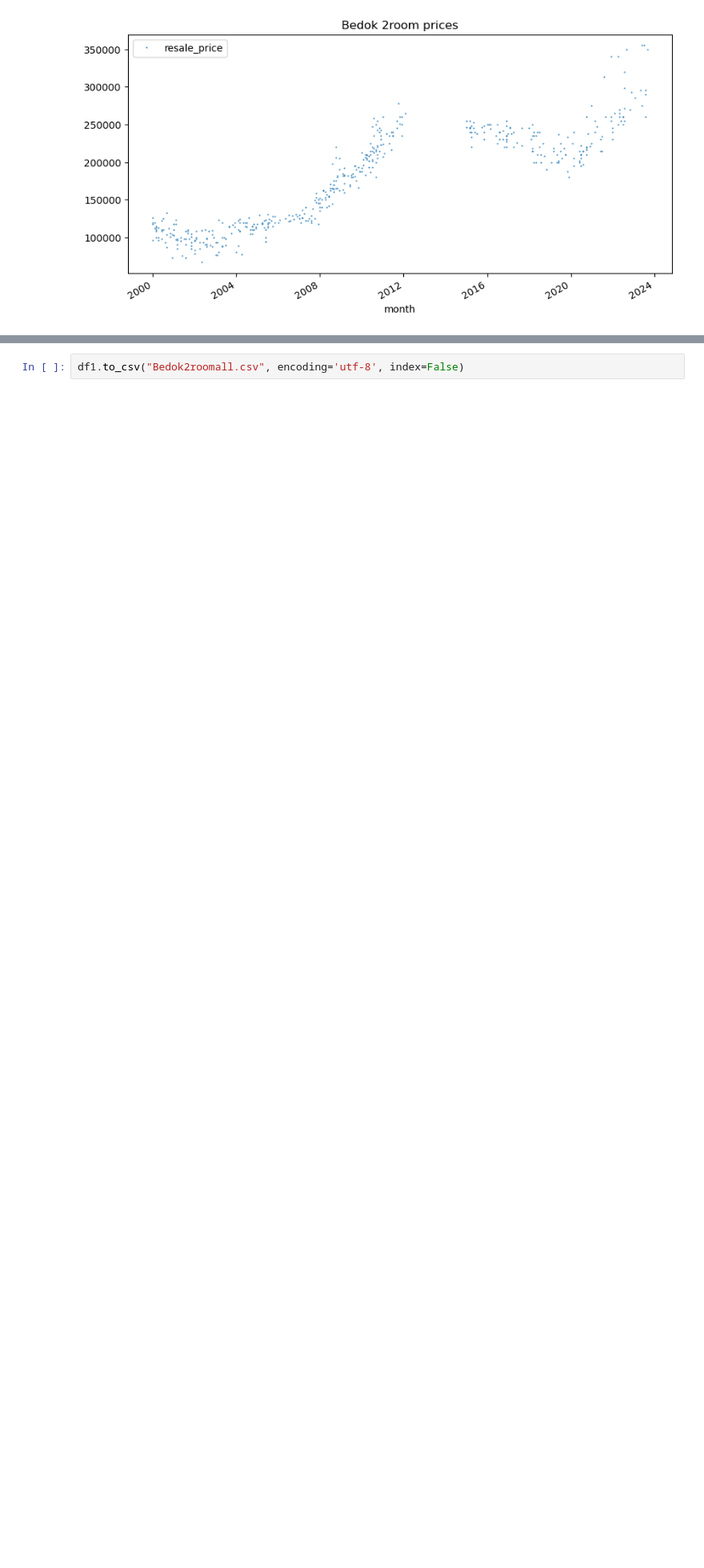
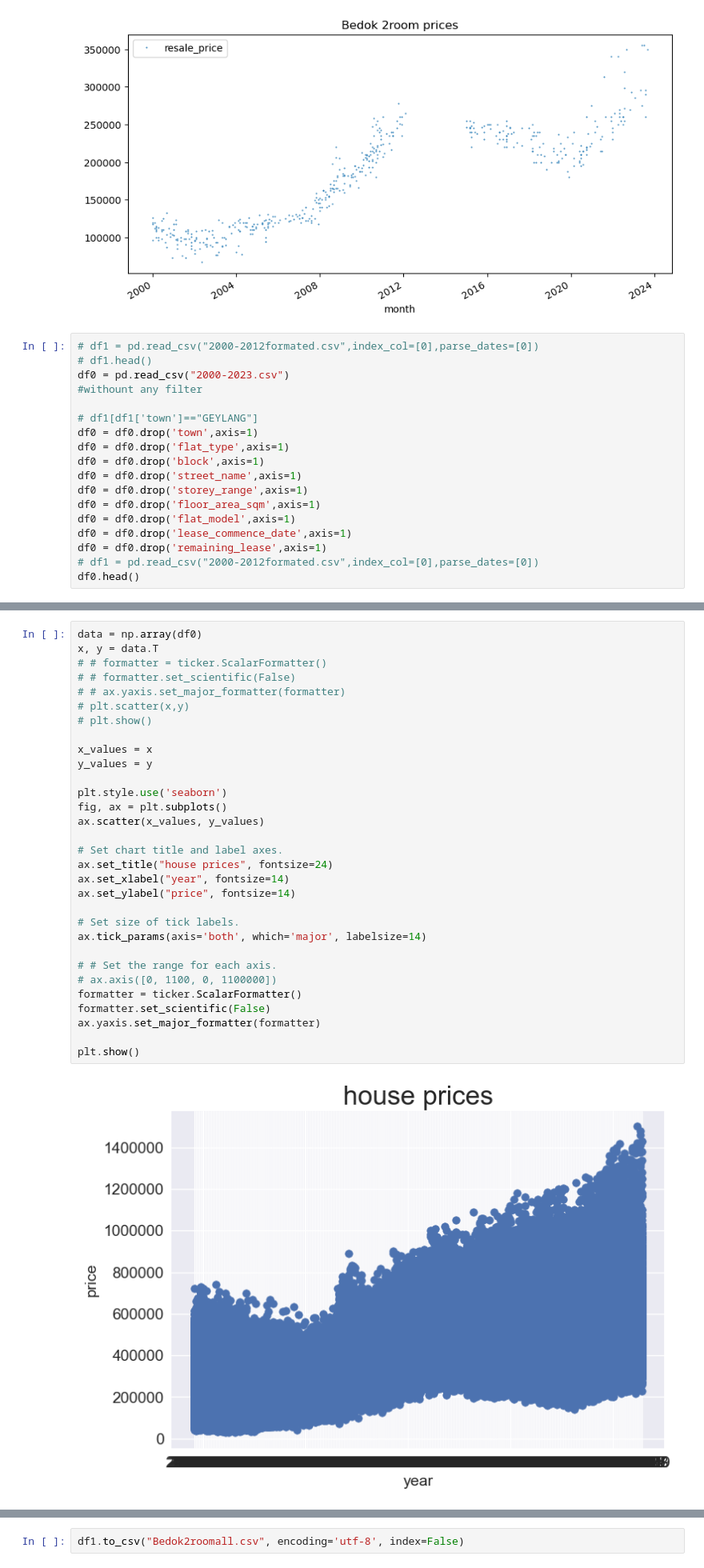
Before and after one commit to heshanjse/sg_property_price_prediction, a Jupyter notebook: forecasting.ipynb, the cells around one changed output, grey strips where cells are left out. Shown at 80% size. Cells and saved outputs as stored; diff of their text form; blank space fills up the shorter version.

```diff
--- a/forecasting.ipynb
+++ b/forecasting.ipynb
@@ -65,3 +195,21 @@ pjme.plot(style='.',
 plt.show()
 # %% [output]
 [figure]
+# %%
+# df1 = pd.read_csv("2000-2012formated.csv",index_col=[0],parse_dates=[0])
+# df1.head()
+df0 = pd.read_csv("2000-2023.csv")
+#withount any filter
+
+# df1[df1['town']=="GEYLANG"]
+df0 = df0.drop('town',axis=1)
+df0 = df0.drop('flat_type',axis=1)
+df0 = df0.drop('block',axis=1)
+df0 = df0.drop('street_name',axis=1)
+df0 = df0.drop('storey_range',axis=1)
+df0 = df0.drop('floor_area_sqm',axis=1)
+df0 = df0.drop('flat_model',axis=1)
+df0 = df0.drop('lease_commence_date',axis=1)
+df0 = df0.drop('remaining_lease',axis=1)
+# df1 = pd.read_csv("2000-2012formated.csv",index_col=[0],parse_dates=[0])
+df0.head()
@@ -67,0 +247,33 @@ plt.show()
+# %%
+data = np.array(df0)
+x, y = data.T
+# # formatter = ticker.ScalarFormatter()
+# # formatter.set_scientific(False)
+# # ax.yaxis.set_major_formatter(formatter)
+# plt.scatter(x,y)
+# plt.show()
+
+x_values = x
+y_values = y
+
+plt.style.use('seaborn')
+fig, ax = plt.subplots()
+ax.scatter(x_values, y_values)
+
+# Set chart title and label axes.
+ax.set_title("house prices", fontsize=24)
+ax.set_xlabel("year", fontsize=14)
+ax.set_ylabel("price", fontsize=14)
+
+# Set size of tick labels.
+ax.tick_params(axis='both', which='major', labelsize=14)
+
+# # Set the range for each axis.
+# ax.axis([0, 1100, 0, 1100000])
+formatter = ticker.ScalarFormatter()
+formatter.set_scientific(False)
+ax.yaxis.set_major_formatter(formatter)
+
+plt.show()
+# %% [output]
+[figure, added]
```
Also changed, not shown: parts of 27 cells of this notebook, 20 other files.
